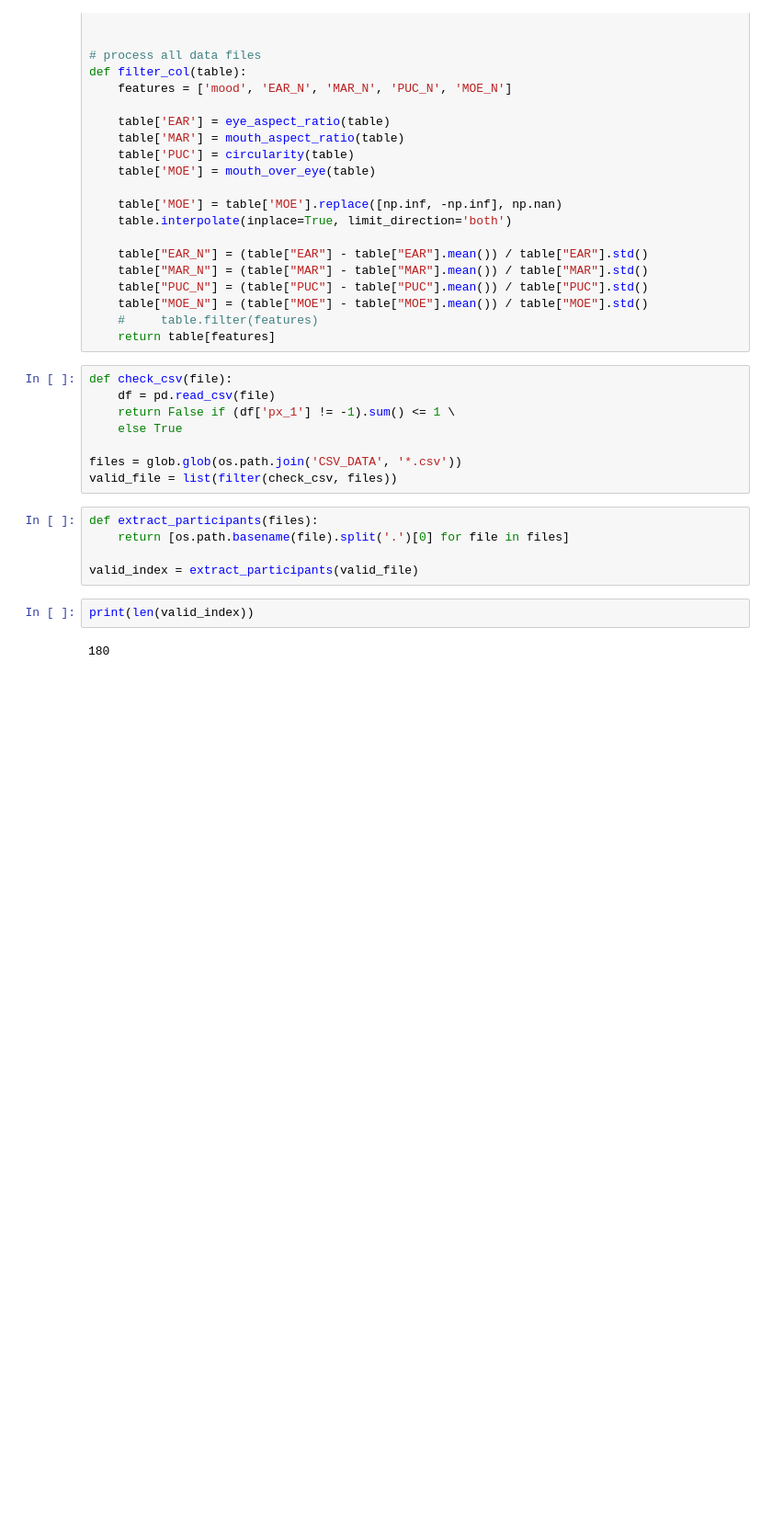
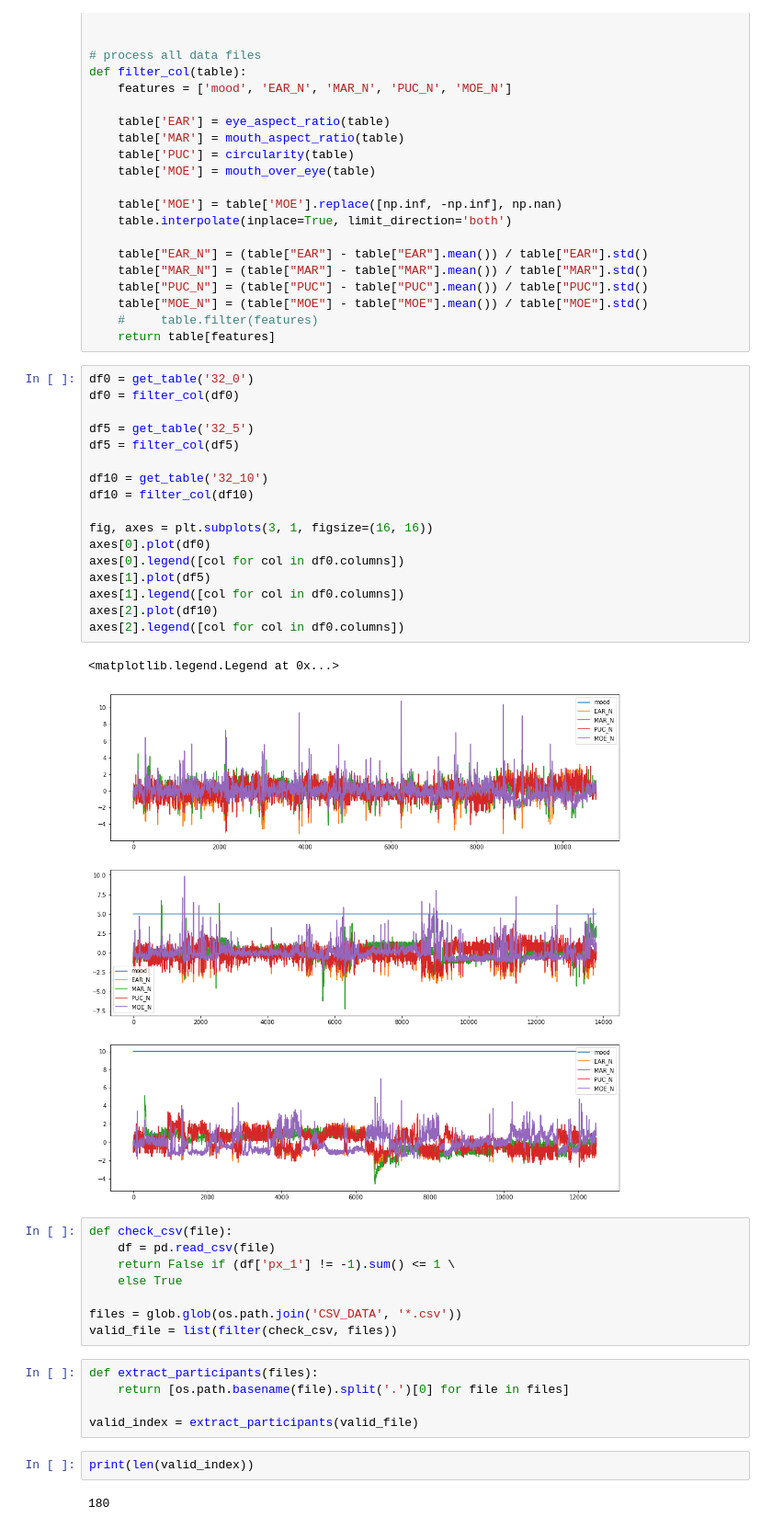
Before and after one commit to dungnguyen2712002/Drowsiness-Detection, a Jupyter notebook: train.ipynb, the cells around one changed output. Shown: that part at 92% size. Saved outputs shown, nothing was run; the diff lists cells and outputs as text; blank space fills up the shorter version.

```diff
--- a/train.ipynb
+++ b/train.ipynb
@@ -97,6 +98,26 @@ def filter_col(table):
     table["MOE_N"] = (table["MOE"] - table["MOE"].mean()) / table["MOE"].std()
     #     table.filter(features)
     return table[features]
+# %%
+df0 = get_table('32_0')
+df0 = filter_col(df0)
+
+df5 = get_table('32_5')
+df5 = filter_col(df5)
+
+df10 = get_table('32_10')
+df10 = filter_col(df10)
+
+fig, axes = plt.subplots(3, 1, figsize=(16, 16))
+axes[0].plot(df0)
+axes[0].legend([col for col in df0.columns])
+axes[1].plot(df5)
+axes[1].legend([col for col in df0.columns])
+axes[2].plot(df10)
+axes[2].legend([col for col in df0.columns])
+# %% [output]
+<matplotlib.legend.Legend at 0x...>
+[figure, added]
 # %%
 def check_csv(file):
     df = pd.read_csv(file)
```
Also changed, not shown: parts of 3 cells of this notebook.
